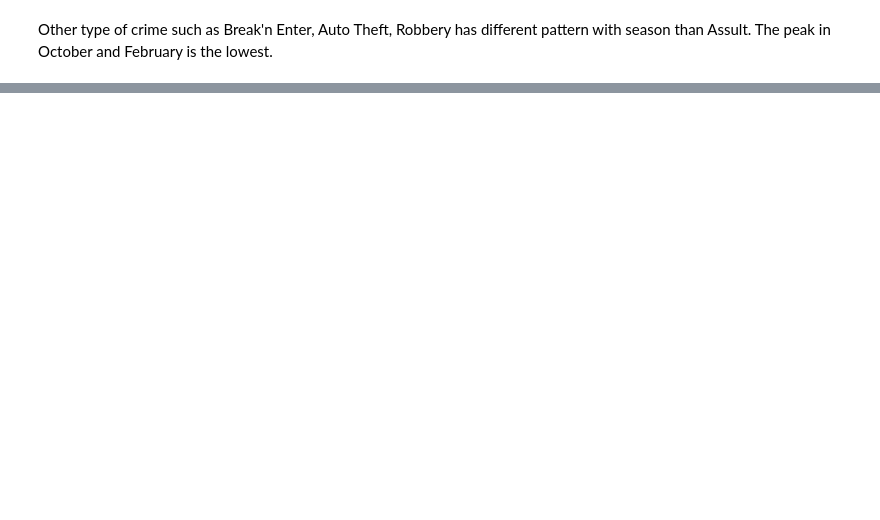
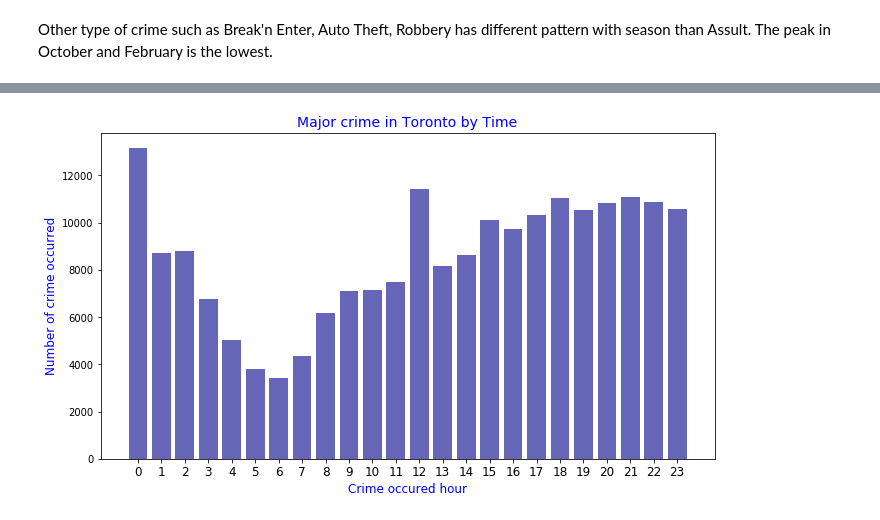
Before and after one commit to neha-nayeem/Project-01, a Jupyter notebook: Q4_Jaehong.ipynb, the cells around one changed output, grey strips where cells are left out. Drawn from its saved outputs; the diff is of its cells as text; code cells hidden in the pictures; blank space fills up the shorter version.

```diff
--- a/Q4_Jaehong.ipynb
+++ b/Q4_Jaehong.ipynb
@@ -313,0 +307,8 @@ crime_data.head()
+# %%
+crime_data_clean=crime_data.dropna()
+#crime_data_clean.head()
+# %%
+crime_data_clean=crime_data_clean.astype({"occurrencehour":int})
+crime_data_Grp_hr=crime_data_clean.groupby('occurrencehour').count()
+crime_data_Grp_hr=crime_data_Grp_hr.reset_index()
+crime_data_Grp_hr
@@ -313,0 +334,16 @@ crime_data.head()
+# %%
+x_axis = crime_data_Grp_hr["occurrencehour"]
+y_value= crime_data_Grp_hr['Count']
+
+plt.figure(figsize=(11,6))
+plt.bar(x_axis,y_value, color ='darkblue',alpha=0.6)
+
+plt.title("Major crime in Toronto by Time",fontsize =14, color ='blue')
+plt.xlabel('Crime occured hour',fontsize =12,color ='blue')
+plt.ylabel('Number of crime occurred',fontsize =12,color ='blue')
+plt.xticks(x_axis,rotation=0,fontsize =12)
+
+plt.savefig("Data Output/major_crime_day.png")
+plt.show()
+# %% [output]
+[figure, added]
```
Also changed, not shown: parts of 18 cells of this notebook, 5 other files.
